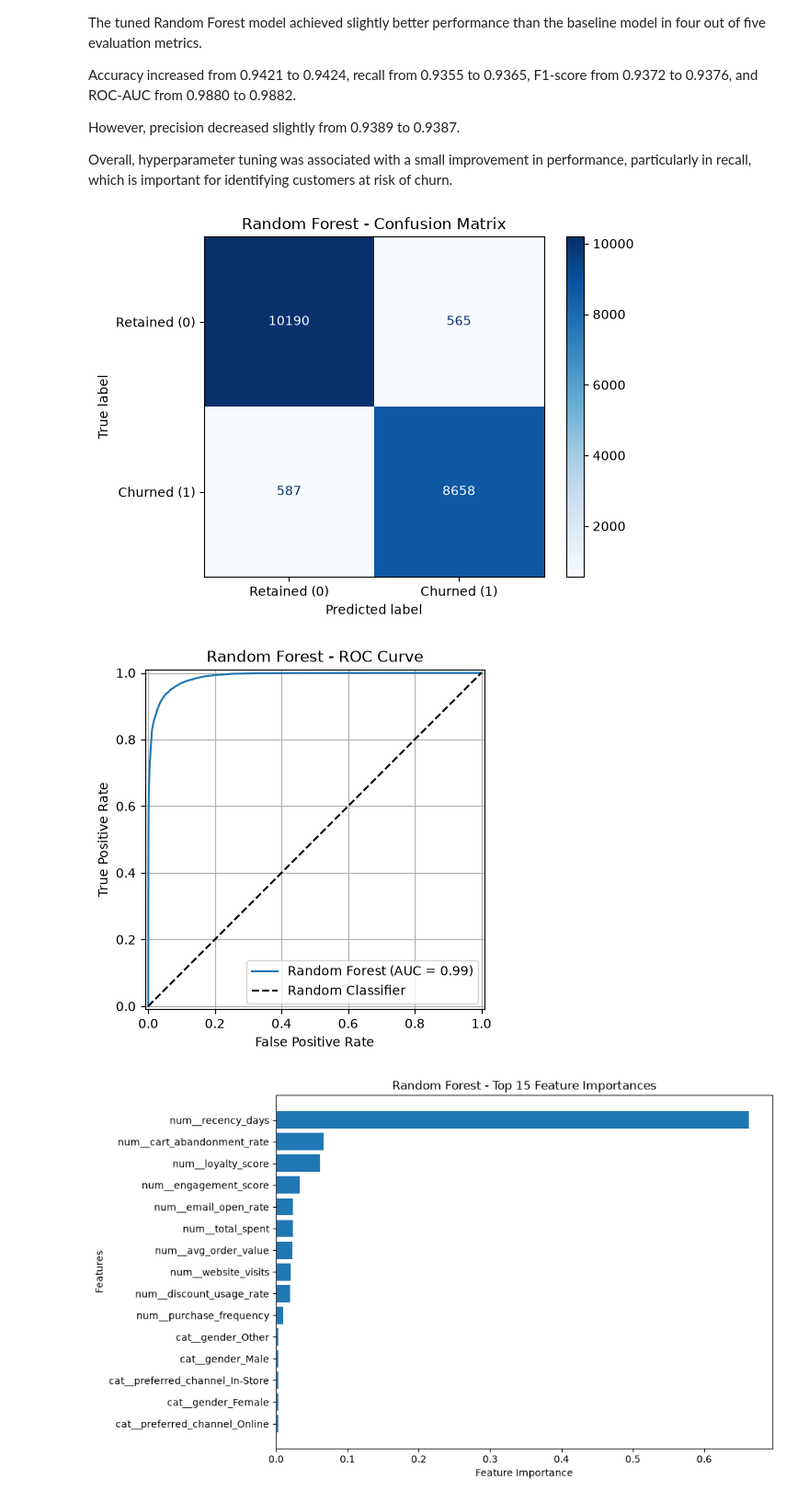
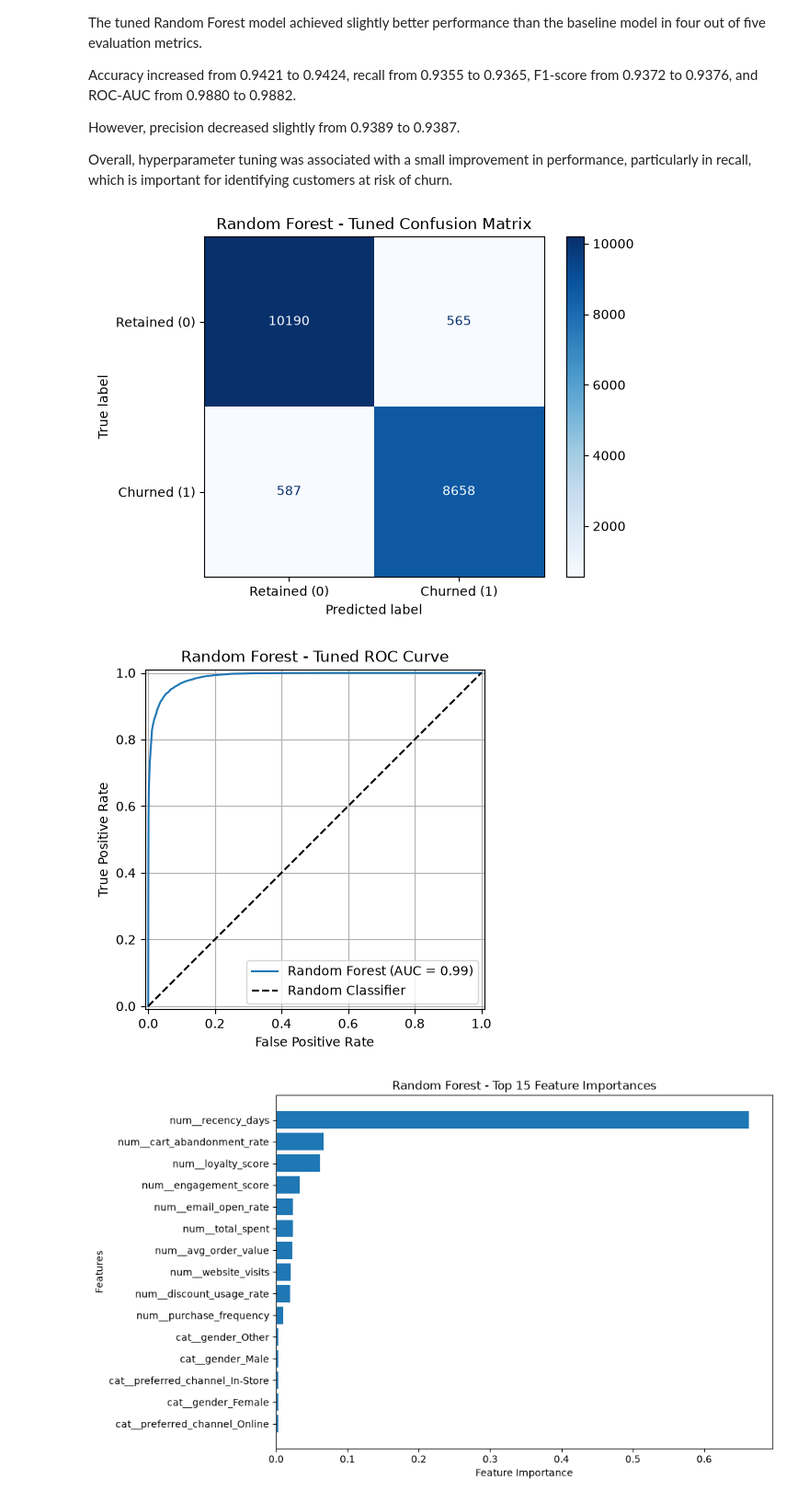
Before and after one commit to jooryA/SWE485-Project-Group6, a Jupyter notebook: Phase1_Supervised_Learning.ipynb, the cells around one changed output. Shown at 92% size. Cells and saved outputs as stored; diff of their text form; code cells hidden in the pictures.

Commit message:
Update supervised learning notebook

```diff
--- a/Phase1_Supervised_Learning.ipynb
+++ b/Phase1_Supervised_Learning.ipynb
@@ -560,7 +580,7 @@ However, precision decreased slightly from 0.9389 to 0.9387.
 
 Overall, hyperparameter tuning was associated with a small improvement in performance, particularly in recall, which is important for identifying customers at risk of churn.
 # %%
-#Model 2 - Random Forest
+# Model 2 - Random Forest
 
 import matplotlib.pyplot as plt
 from sklearn.metrics import ConfusionMatrixDisplay
@@ -574,34 +594,49 @@ ConfusionMatrixDisplay.from_predictions(
     values_format="d"
 )
 
-plt.title("Random Forest - Confusion Matrix")
+plt.title("Random Forest - Tuned Confusion Matrix")
+
+plt.savefig(
+    "Supervised_Learning/plots/rf_confusion_matrix.png",
+    dpi=300,
+    bbox_inches="tight"
+)
+
 plt.show()
 # %% [output]
-[figure, old version]
+[figure, new version]
 # %%
-#Model 2 - Random Forest
+# Model 2 - Random Forest
 
 import matplotlib.pyplot as plt
 from sklearn.metrics import RocCurveDisplay
 
 # Plot ROC Curve for Tuned Random Forest
 RocCurveDisplay.from_predictions(
     rf_y_test,
     rf_tuned_prob,
     name="Random Forest"
 )
 
 # Random classifier reference line
 plt.plot([0, 1], [0, 1], "k--", label="Random Classifier")
 
-plt.title("Random Forest - ROC Curve")
+plt.title("Random Forest - Tuned ROC Curve")
 plt.xlabel("False Positive Rate")
 plt.ylabel("True Positive Rate")
 plt.legend()
 plt.grid(True)
+
+# Save ROC Curve
+plt.savefig(
+    "Supervised_Learning/plots/rf_roc_curve.png",
+    dpi=300,
+    bbox_inches="tight"
+)
+
 plt.show()
 # %% [output]
-[figure, old version]
+[figure, new version]
 # %%
 # Model 2 - Random Forest
 
```
Also changed, not shown: parts of 6 cells of this notebook.
